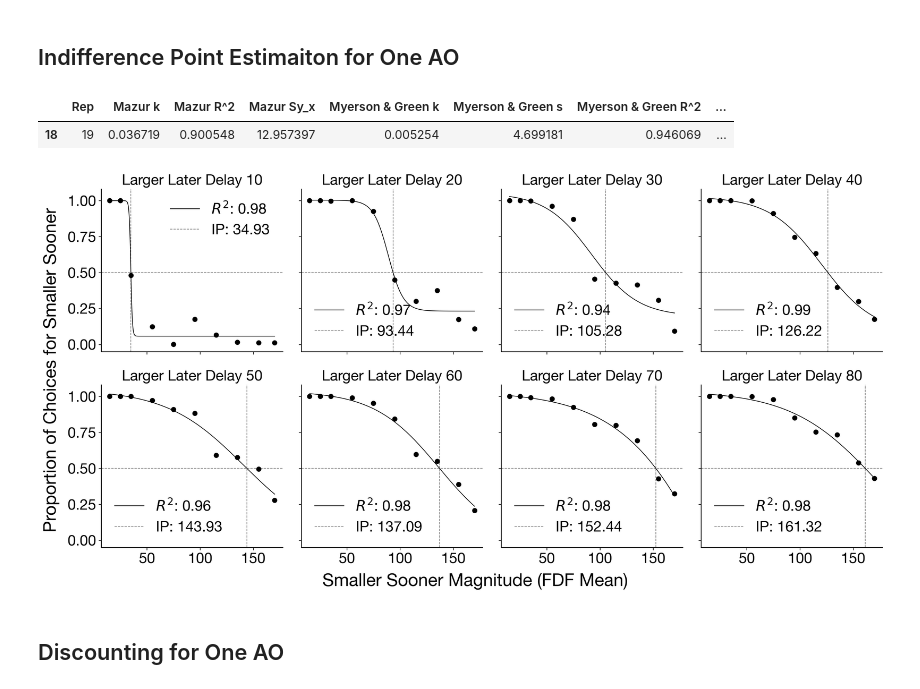
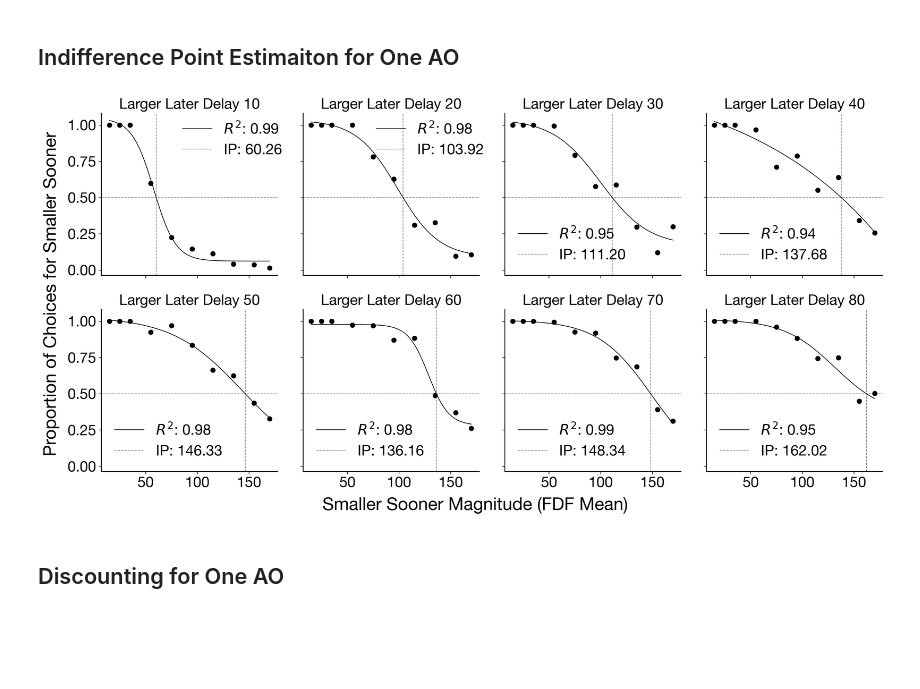
Before and after one commit to ryhigg/etbd-delay-discounting-analysis, a Jupyter notebook: experiment2_analysis.ipynb, the cells around one changed output. Cells and saved outputs as stored; diff of their text form; code cells hidden in the pictures; blank space fills up the shorter version.

Commit message:
finalized figures

```diff
--- a/experiment2_analysis.ipynb
+++ b/experiment2_analysis.ipynb
@@ -323,22 +323,8 @@ ao_fit_df
 # Graphs
 # %% [markdown]
 ## Indifference Point Estimaiton for One AO
-# %%
-# find the rep with the R^2 closest to the mean R^2 for myerson-green
-
-myerson_green_r_squared_vals = ao_fit_df[(ao_fit_df['Rep'] != 'Mean') & (ao_fit_df['Rep'] != 'SD')]['Myerson & Green R^2'].values
-
-mean = np.mean(myerson_green_r_squared_vals)
-
-# find the value closest to the mean
-closest = min(myerson_green_r_squared_vals, key=lambda x: abs(x - mean))
-
-ao_fit_df[(ao_fit_df['Rep'] != 'Mean') & (ao_fit_df['Rep'] != 'SD')][ao_fit_df['Myerson & Green R^2'] == closest]
-# %% [output]
-|  | Rep | Mazur k | Mazur R^2 | Mazur Sy_x | Myerson & Green k | Myerson & Green s | Myerson & Green R^2 | ... |
-| 18 | 19 | 0.036719 | 0.900548 | 12.957397 | 0.005254 | 4.699181 | 0.946069 | ... |
 # %%
-AO = 19
+AO = 30
 
 ao_df = ind_ao_df[ind_ao_df["Rep"] == AO]
 
@@ -356,36 +342,38 @@ for i, delay in enumerate(ao_df["LL Delay"].unique()):
     props = df["PropSS"].values
 
     params, _ = curve_fit(sigmoid, mags, props, p0=[-0.9, 0.05, 100, 1], maxfev=1000000)
 
     res = props - sigmoid(mags, *params)
     ss_res = np.sum(res**2)
     ss_tot = np.sum((props - np.mean(props))**2)
     r2 = 1 - (ss_res/ss_tot)
 
     estimation_x = np.linspace(min(mags), max(mags), 10000)
     estimation_y = sigmoid(estimation_x, *params)
 
     indiff_pt = estimation_x[np.argmin(np.abs(estimation_y - 0.5))]
 
     ax.scatter(mags, props, color='black')
     ax.plot(estimation_x, estimation_y, label=f"$R^2$: {r2:.2f}", lw=0.9)
     ax.axhline(0.5, linestyle='--', lw=0.85, alpha=0.5)
     ax.axvline(indiff_pt, linestyle='--', lw=0.85, alpha=0.5, label=f"IP: {indiff_pt:.2f}")
     ax.set_title(f"Larger Later Delay {int(delay)}", size=20)
 
-    if i == 2:
+    if i >= 3:
         ax.legend(loc='lower left')
     else:
-        ax.legend()
+        ax.legend(loc='upper right', bbox_to_anchor=(1.1, 1.025))
 
 
 fig.tight_layout()
 fig.text(0.5, -0.01, "Smaller Sooner Magnitude (FDF Mean)", ha='center', size=24)
 fig.text(-0.01, 0.5, "Proportion of Choices for Smaller Sooner", va='center', rotation='vertical', size=24)
 
+plt.savefig("outputs/experiment2/fig6.png", bbox_inches='tight')
+
 plt.show()
 # %% [output]
-[figure, old version]
+[figure, new version]
 # %% [markdown]
 ## Discounting for One AO
 # %%
```
Also changed, not shown: parts of 5 cells of this notebook, 11 other files.
